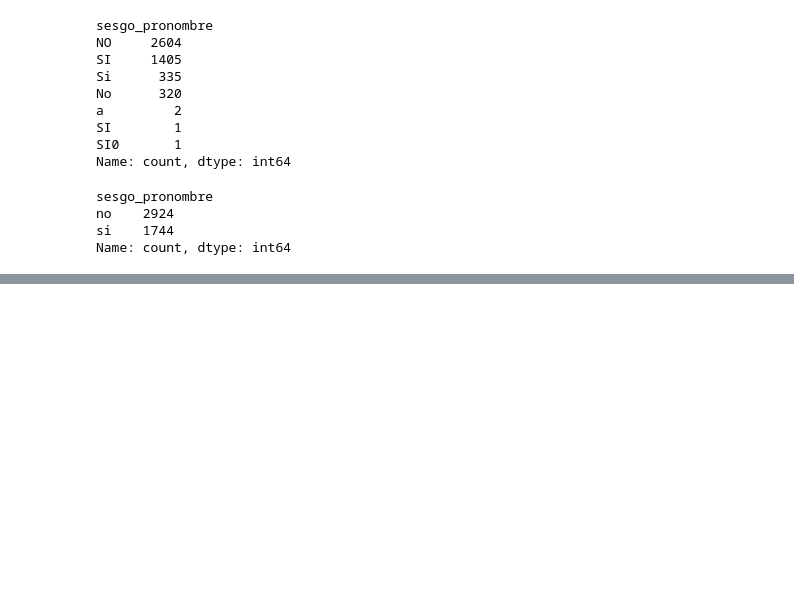
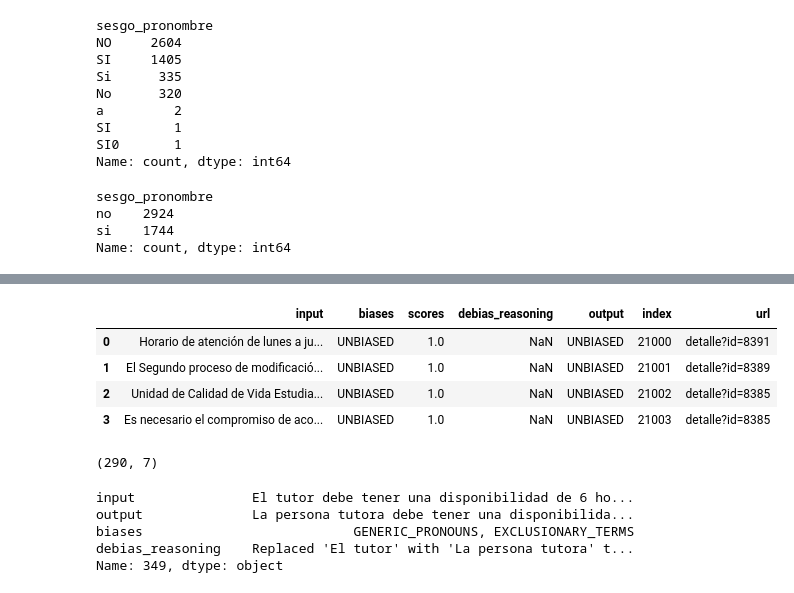
Before and after one commit to alcazar90/spanish-gender-debias, a Jupyter notebook: notebooks/agent/agent.ipynb, the cells around one changed output, grey strips where cells are left out. Saved outputs shown, nothing was run; the diff lists cells and outputs as text; code cells hidden in the pictures; blank space fills up the shorter version.

Commit message:
Sample files with agent results

```diff
--- a/notebooks/agent/agent.ipynb
+++ b/notebooks/agent/agent.ipynb
@@ -144,0 +344,22 @@ debiaser.prediction(
+# %%
+debiaser_results = pd.read_csv('predictions.csv')
+debiaser_results.head(n=4)
+# %% [output]
+|  | input | biases | scores | debias_reasoning | output | index | url |
+| 0 | Horario de atención de lunes a ju... | UNBIASED | 1.0 | NaN | UNBIASED | 21000 | detalle?id=8391 |
+| 1 | El Segundo proceso de modificació... | UNBIASED | 1.0 | NaN | UNBIASED | 21001 | detalle?id=8389 |
+| 2 | Unidad de Calidad de Vida Estudia... | UNBIASED | 1.0 | NaN | UNBIASED | 21002 | detalle?id=8385 |
+| 3 | Es necesario el compromiso de aco... | UNBIASED | 1.0 | NaN | UNBIASED | 21003 | detalle?id=8385 |
+# %%
+# Ejemplos con sesgo
+debiaser_results[debiaser_results.output != 'UNBIASED'].shape
+# %% [output]
+(290, 7)
+# %%
+debiaser_results[debiaser_results.output != 'UNBIASED'].iloc[100].loc[['input', 'output', 'biases', 'debias_reasoning']]
+# %% [output]
+input               El tutor debe tener una disponibilidad de 6 ho...
+output              La persona tutora debe tener una disponibilida...
+biases                           GENERIC_PRONOUNS, EXCLUSIONARY_TERMS
+debias_reasoning    Replaced 'El tutor' with 'La persona tutora' t...
+Name: 349, dtype: object
```
Also changed, not shown: parts of 10 cells of this notebook, 2 other files.
